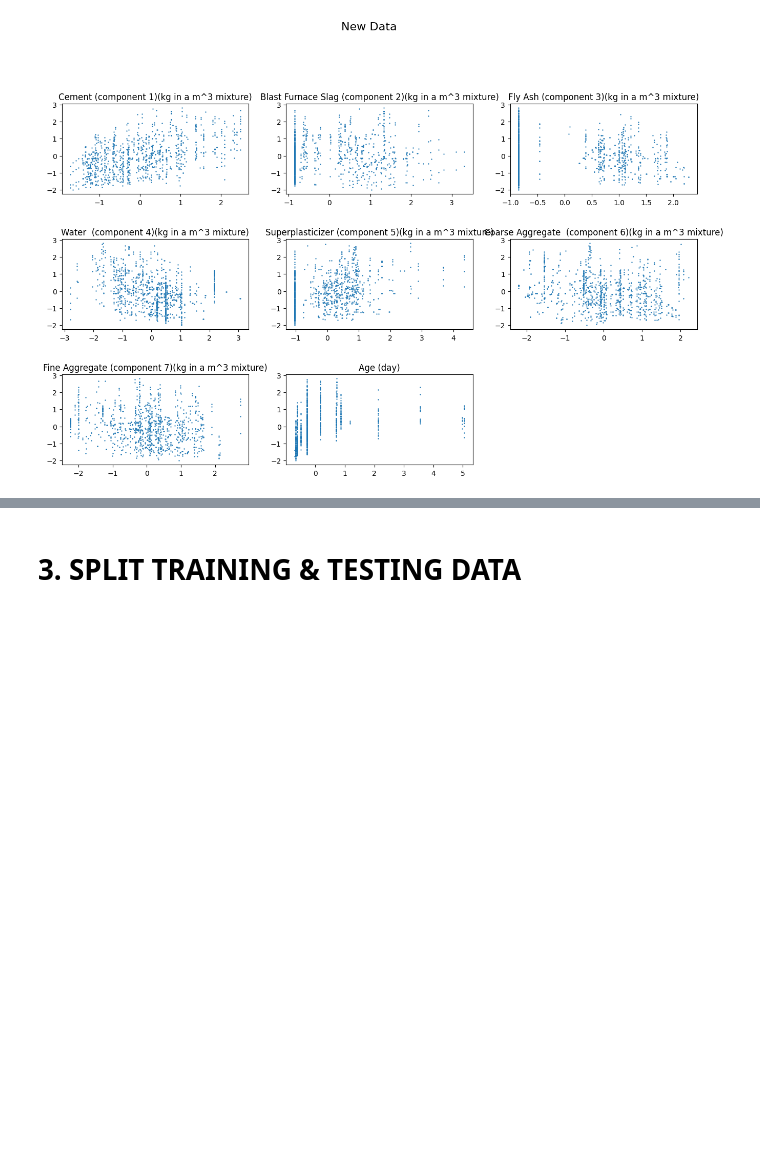
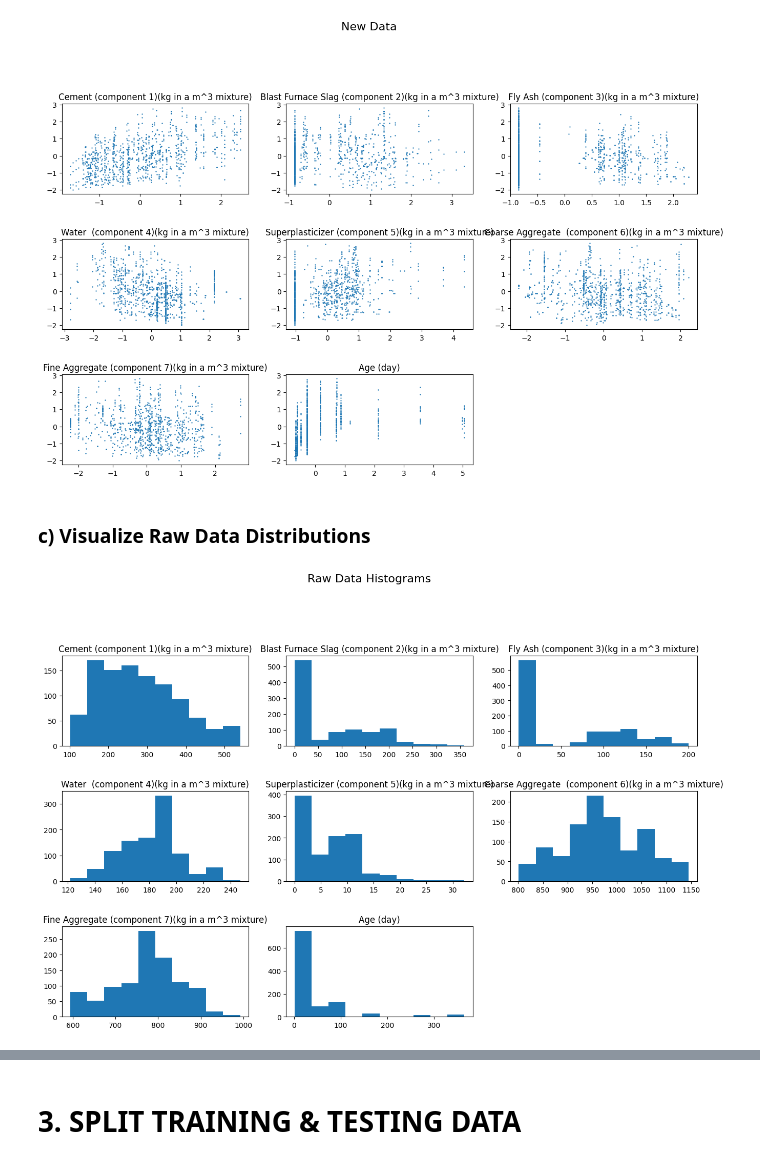
Before and after one commit to kaitlinday/CSE514A, a Jupyter notebook: PA1/CSE 514A Programming Assignment 1.ipynb, the cells around one changed output, grey strips where cells are left out. Cells and saved outputs as stored; diff of their text form; code cells hidden in the pictures; blank space fills up the shorter version.

```diff
--- a/CSE 514A Programming Assignment 1.ipynb
+++ b/PA1/CSE 514A Programming Assignment 1.ipynb
@@ -109,3 +85,20 @@ for index, feature_name in enumerate(features):
 plt.show()
 # %% [output]
 [figure]
+# %% [markdown]
+### c) Visualize Raw Data Distributions
+# %%
+f = plt.figure(figsize=(16, 16))
+f.subplots_adjust(hspace=0.5)
+f.suptitle('Raw Data Histograms', fontsize=16)
+
+# visualize the relationship of all varaibles and the price (y-axis)
+for index, feature_name in enumerate(features):
+    ax = f.add_subplot(5, 3, index + 1)
+    print()
+    ax.hist(x_raw[:,index])
+    ax.set_title(feature_name)
+
+plt.show()
+# %% [output]
+[figure, added]
```
Also changed, not shown: parts of 16 cells of this notebook, 10 other files.
